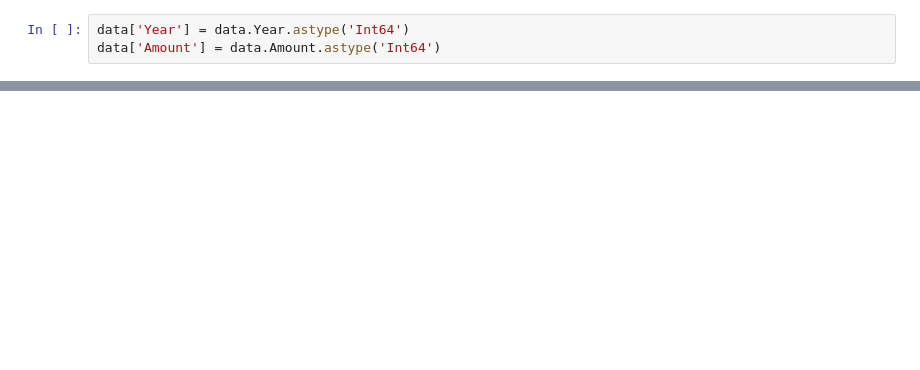
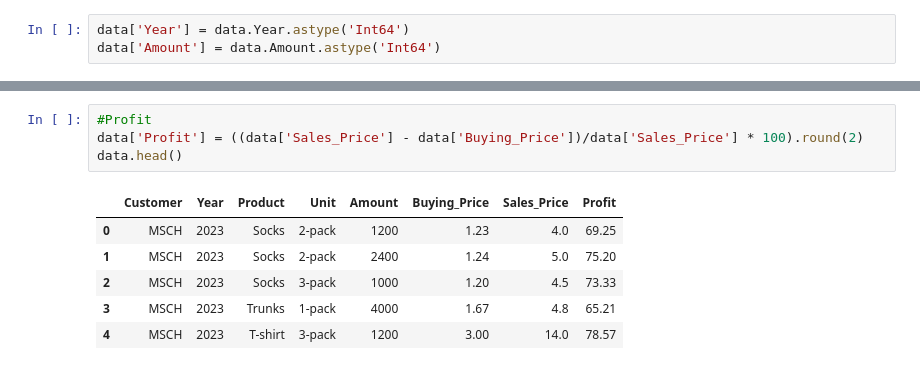
Before and after one commit to Szafranerio/Data_InDepth, a Jupyter notebook: TM/draft_analysis_TM.ipynb, the cells around one changed output, grey strips where cells are left out. Saved outputs shown, nothing was run; the diff lists cells and outputs as text; blank space fills up the shorter version.

```diff
--- a/TM/draft_analysis_TM.ipynb
+++ b/TM/draft_analysis_TM.ipynb
@@ -181,0 +427,11 @@ plt.xticks(sales.Year)
+# %%
+#Profit
+data['Profit'] = ((data['Sales_Price'] - data['Buying_Price'])/data['Sales_Price'] * 100).round(2)
+data.head()
+# %% [output]
+|  | Customer | Year | Product | Unit | Amount | Buying_Price | Sales_Price | Profit |
+| 0 | MSCH | 2023 | Socks | 2-pack | 1200 | 1.23 | 4.0 | 69.25 |
+| 1 | MSCH | 2023 | Socks | 2-pack | 2400 | 1.24 | 5.0 | 75.20 |
+| 2 | MSCH | 2023 | Socks | 3-pack | 1000 | 1.20 | 4.5 | 73.33 |
+| 3 | MSCH | 2023 | Trunks | 1-pack | 4000 | 1.67 | 4.8 | 65.21 |
+| 4 | MSCH | 2023 | T-shirt | 3-pack | 1200 | 3.00 | 14.0 | 78.57 |
```
Also changed, not shown: parts of 17 cells of this notebook.
